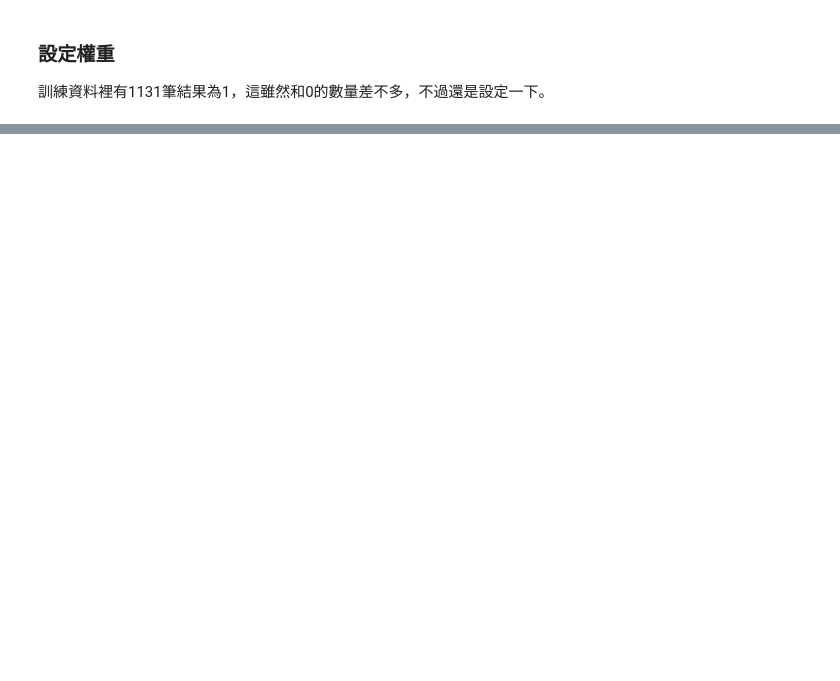
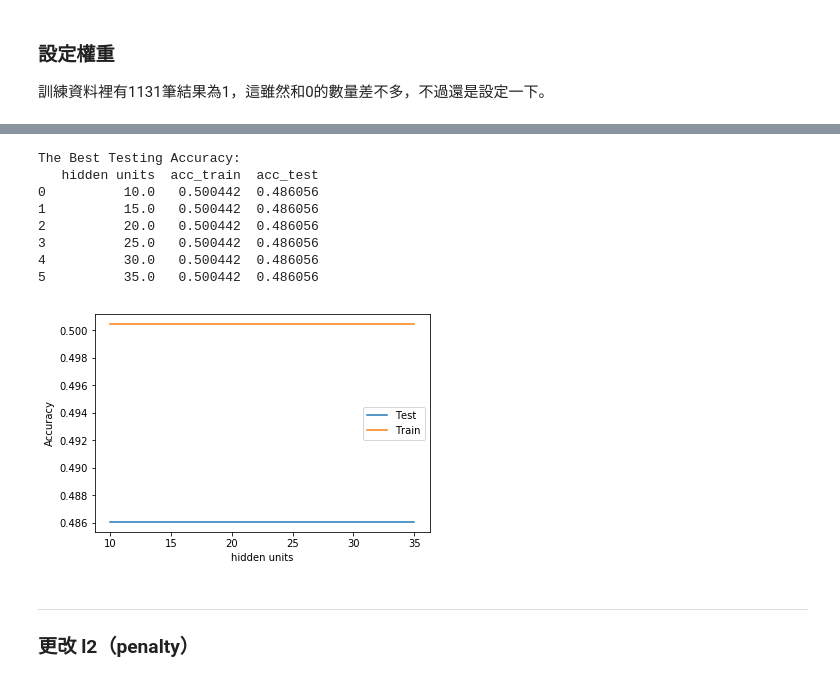
Before and after one commit to tachungco/FDA_homework3, a Jupyter notebook: FDA_homework3.ipynb, the cells around one changed output, grey strips where cells are left out. Drawn from its saved outputs; the diff is of its cells as text; code cells hidden in the pictures; blank space fills up the shorter version.

```diff
--- a/FDA_homework3.ipynb
+++ b/FDA_homework3.ipynb
@@ -389,0 +459,7 @@ Epoch 1/20
+# %%
+hidden_units = 10
+activation = 'relu'
+l2 = 0.01
+learning_rate = 0.1
+epochs = 50
+batch_size = 32
@@ -389,0 +482,2 @@ Epoch 1/20
+# %%
+_, __ = train_and_evaluate(model, x_train_std, y_train, x_test_std, y_test)
@@ -389,0 +507,10 @@ Epoch 1/20
+# %%
+def plot_result(data_plt, x_parameter):
+    plt.xlabel(x_parameter)
+    plt.ylabel('Accuracy')
+
+    plt.plot(data_plt[x_parameter], data_plt['acc_test'], label='Test')
+    plt.plot(data_plt[x_parameter], data_plt['acc_train'], label='Train')
+    plt.legend()
+    print('The Best Testing Accuracy:')
+    print(data_plt[data_plt['acc_test'] == data_plt['acc_test'].max()])
@@ -389,0 +522,36 @@ Epoch 1/20
+# %%
+data_plt = pd.DataFrame(columns=('hidden units', 'acc_train', 'acc_test'))
+count = 0
+
+for i in range(10, 36, 5):
+    hidden_units = i
+    activation = 'relu'
+    l2 = 0.01
+    learning_rate = 0.05
+    epochs = 50
+    batch_size = 32
+
+    model = build_model(hidden_units, activation, learning_rate)
+
+    accu = train_and_evaluate_2(model, x_train_std, y_train, x_test_std, y_test, n=1)
+
+    acc_train = np.mean(accu[0])
+    acc_test = np.mean(accu[1])
+    data_plt.loc[count] = [hidden_units, acc_train, acc_test]
+
+    count += 1
+# %%
+plot_result(data_plt, 'hidden units')
+# %% [output]
+The Best Testing Accuracy:
+   hidden units  acc_train  acc_test
+0          10.0   0.500442  0.486056
+1          15.0   0.500442  0.486056
+2          20.0   0.500442  0.486056
+3          25.0   0.500442  0.486056
+4          30.0   0.500442  0.486056
+5          35.0   0.500442  0.486056
+[figure, added]
+# %% [markdown]
+---
+### 更改 l2（penalty）
```
Also changed, not shown: parts of 36 cells of this notebook.
